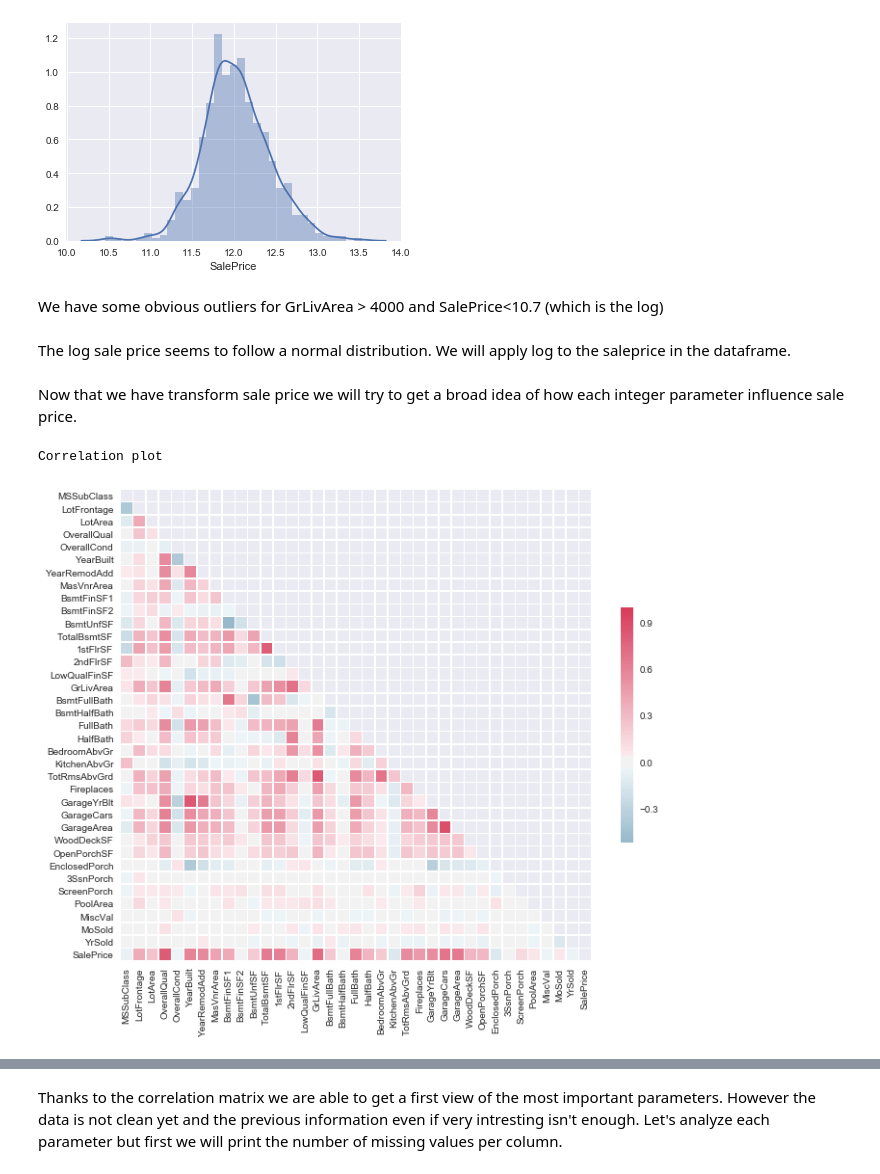
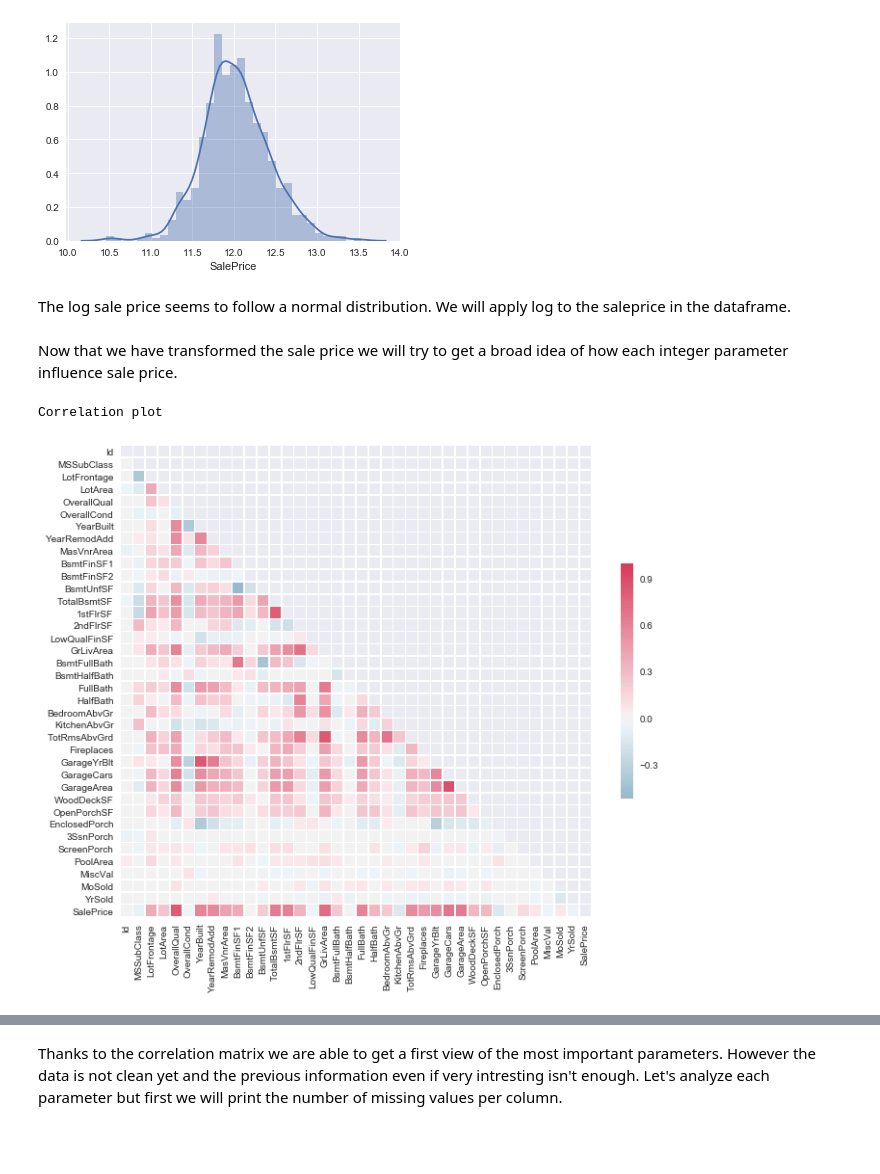
Before and after one commit to raphaelavalos/aml-lab, a Jupyter notebook: challenge/challenge.ipynb, the cells around one changed output, grey strips where cells are left out. Drawn from its saved outputs; the diff is of its cells as text; code cells hidden in the pictures; blank space fills up the shorter version.

```diff
--- a/challenge/challenge.ipynb
+++ b/challenge/challenge.ipynb
@@ -157,6 +156,16 @@ from sklearn.preprocessing import OneHotEncoder, LabelEncoder
 import seaborn as sns
 sns.set(color_codes=True)
 base = "challenge_data/"
+# %%
+def plotCorrelation(dataframe):
+    corr = dataframe.corr()
+    mask = np.zeros_like(corr, dtype=np.bool)
+    mask[np.triu_indices_from(mask)] = True
+    f, ax = plt.subplots(figsize=(11, 9))
+    cmap = sns.diverging_palette(230, 5, as_cmap=True)
+    sns.heatmap(corr, mask=mask, cmap=cmap, center=0,
+            square=True, linewidths=.5, cbar_kws={"shrink": .5});
+    print('Correlation plot')
 # %%
 df_train = pd.read_csv(base + 'train.csv')
 df_train.head()
@@ -213,34 +222,15 @@ print("Kurtosis of the log(SalePrice) : %f " % logSalePrice.kurt())
 Skewness of the log(SalePrice) : 0.132714
 Kurtosis of the log(SalePrice) : 0.888850
 [figure]
+# %% [markdown]
+The log sale price seems to follow a normal distribution. We will apply log to the saleprice in the dataframe.
 # %%
 df_train.SalePrice=np.log(df_train.SalePrice)
-# %% [markdown]
-We have some obvious outliers for GrLivArea > 4000 and SalePrice<10.7 (which is the log)
-# %% [markdown]
-The log sale price seems to follow a normal distribution. We will apply log to the saleprice in the dataframe.
 # %% [markdown]
-Now that we have transform sale price we will try to get a broad idea of how each integer parameter influence sale price.
+ Now that we have transformed the sale price we will try to get a broad idea of how each integer parameter influence sale price.
-# %%
-
-# Compute the correlation matrix
-corr = df_train.corr()
-
-# Generate a mask for the upper triangle
-mask = np.zeros_like(corr, dtype=np.bool)
-mask[np.triu_indices_from(mask)] = True
-
-# Set up the matplotlib figure
-f, ax = plt.subplots(figsize=(11, 9))
-
-# Generate a custom diverging colormap
-cmap = sns.diverging_palette(230, 5, as_cmap=True)
-
-# Draw the heatmap with the mask and correct aspect ratio
-sns.heatmap(corr, mask=mask, cmap=cmap, center=0,
-            square=True, linewidths=.5, cbar_kws={"shrink": .5})
-print('Correlation plot')
-# %% [output]
-Correlation plot
-[figure, removed]
+# %%
+plotCorrelation(df_train)
+# %% [output]
+Correlation plot
+[figure, added]
 # %%
```
Also changed, not shown: parts of 97 cells of this notebook.
